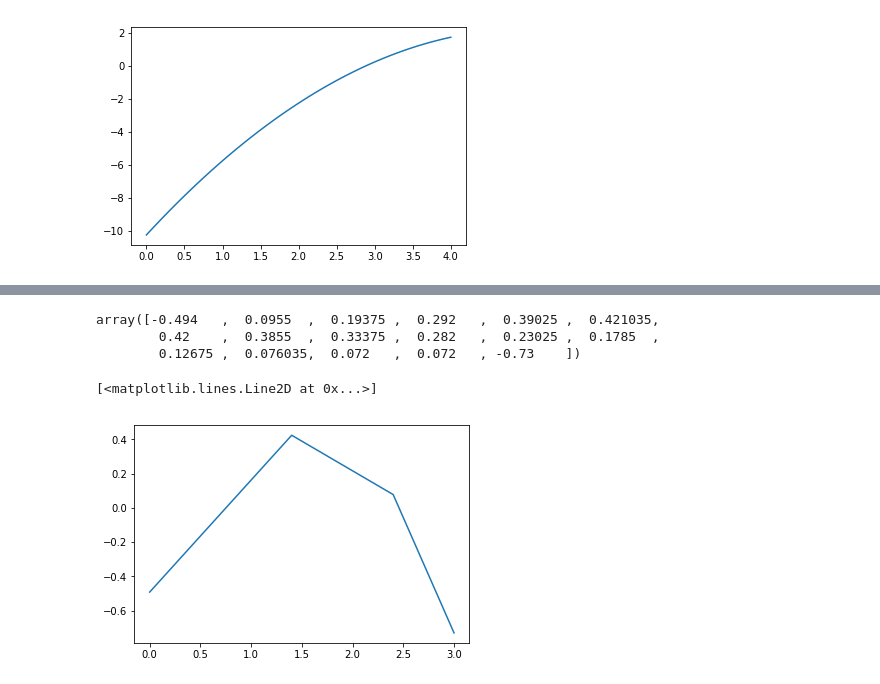
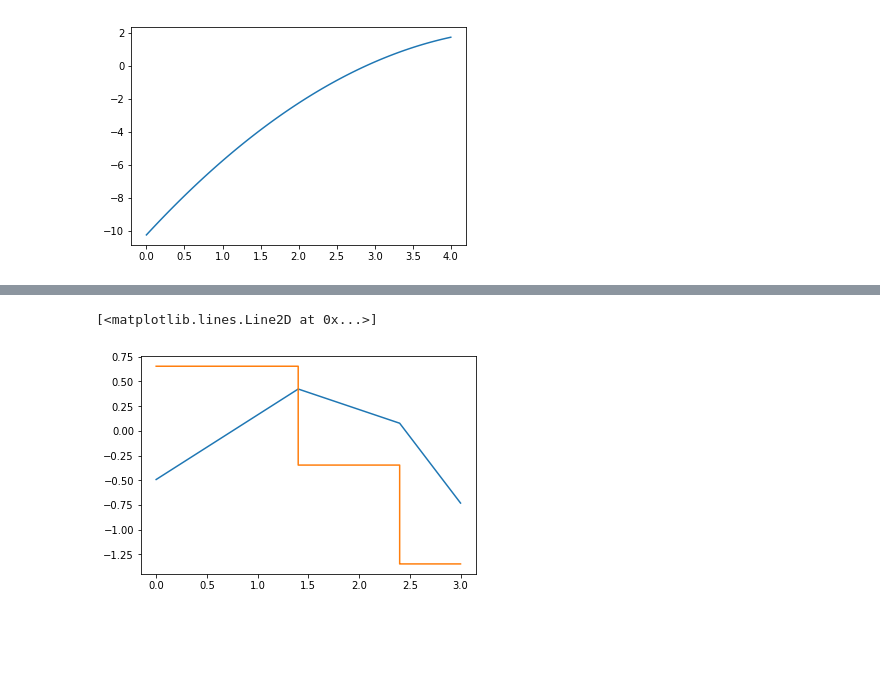
Before and after one commit to tsak1998/Thesis, a Jupyter notebook: Untitled.ipynb, the cells around one changed output, grey strips where cells are left out. Cells and saved outputs as stored; diff of their text form; code cells hidden in the pictures; blank space fills up the shorter version.

```diff
--- a/Untitled.ipynb
+++ b/Untitled.ipynb
@@ -763,19 +835,14 @@ a = np.unique(t[:,0],axis=0)
-# %%
-m
-# %% [output]
-array([-0.494   ,  0.0955  ,  0.19375 ,  0.292   ,  0.39025 ,  0.421035,
-        0.42    ,  0.3855  ,  0.33375 ,  0.282   ,  0.23025 ,  0.1785  ,
-        0.12675 ,  0.076035,  0.072   ,  0.072   , -0.73    ])
 # %%
 #plt.plot(b[:,0],b[:,1])
 #plt.plot(df['x_Fz'],df['Fz'])
 plt.plot(b[:,0],b[:,1])
+plt.plot(t[:,0],t[:,1])
 #plt.plot(x,m)
 #plt.plot(x,Q)
 #plt.plot(test['a'],test['b'])
 # %% [output]
 [<matplotlib.lines.Line2D at 0x...>]
-[figure, old version]
+[figure, new version]
 # %%
 #build segments and (??equation??)
 
```
Also changed, not shown: parts of 56 cells of this notebook, 13 other files.
